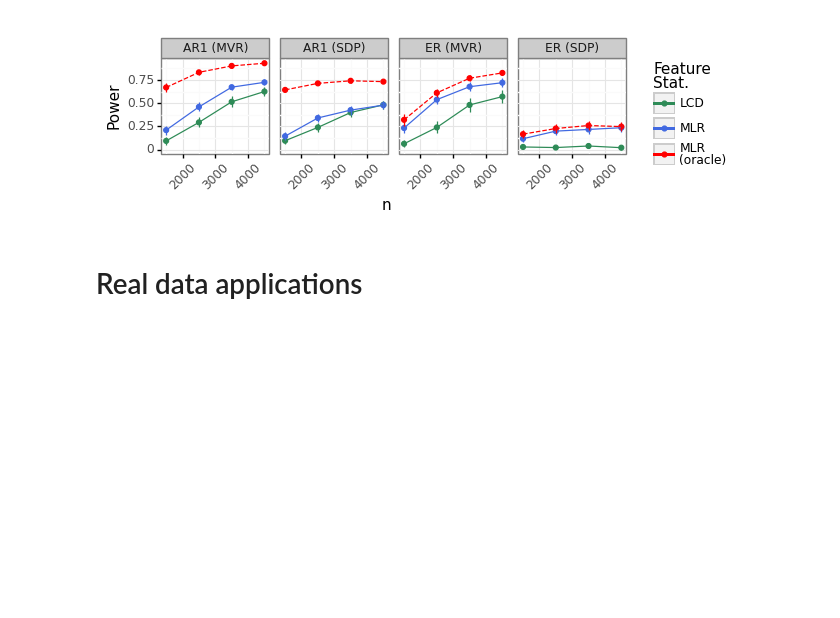
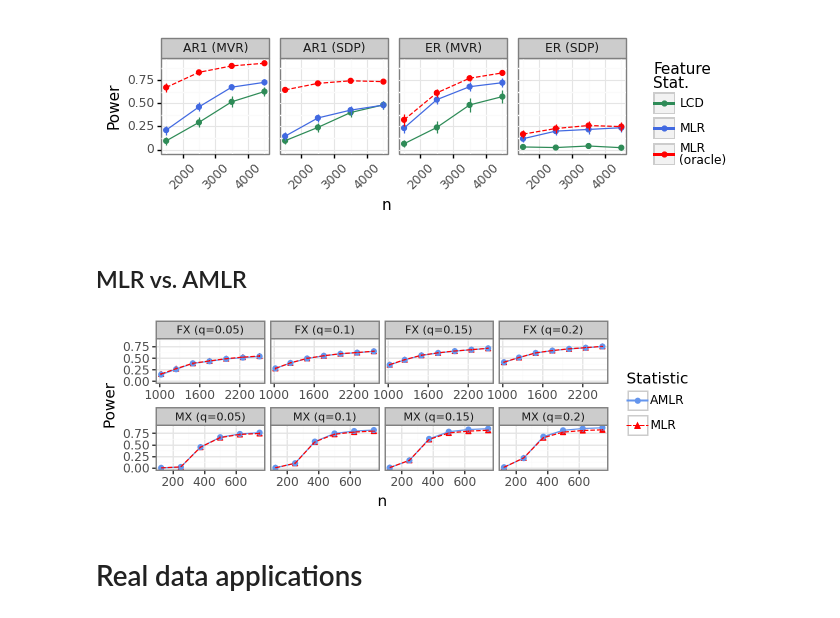
Before and after one commit to amspector100/mlr_knockoff_paper, a Jupyter notebook: final-plots/final_plots.ipynb, the cells around one changed output. Saved outputs shown, nothing was run; the diff lists cells and outputs as text; code cells hidden in the pictures; blank space fills up the shorter version.

```diff
--- a/final-plots/final_plots.ipynb
+++ b/final-plots/final_plots.ipynb
@@ -666,6 +668,52 @@ print(g)
 g.save("section3/logistic_model.png", dpi=500)
 # %% [output]
 [figure]
+# %% [markdown]
+## MLR vs. AMLR
+# %%
+dates = ['2024-08-27', '2024-08-28']# '2022-08-17']
+times = ['21-44-38', '10-19-22']
+dfs = []
+for d, t in zip(dates, times):
+    df = pd.read_csv(f"../data/main/{d}/{t}/results.csv")
+    dfs.append(df)
+all_df = pd.concat(dfs)
+all_df = all_df.loc[all_df['fstat'].isin(['mlr', 'amlr'])]
+all_df['mx'] = all_df['mx'].astype(str).map({"True":"MX", "False":"FX"})
+all_df['fstat'] = all_df['fstat'].map({
+    "mlr":'MLR',
+    "amlr":"AMLR",
+})
+all_df['qval'] = all_df['q'].copy()
+all_df['q'] = all_df['q'].apply(lambda x: f"q={x}")
+# %%
+agg = calc_mean_sem(
+    all_df,
+    group_vals=['n', 'q', 'coeff_size', 'sparsity', 'mx', 'fstat'],
+    meas=['power']
+)
+agg['mx'] = pd.Categorical(agg['mx'], ordered=True, categories=['MX', 'FX'])
+agg['facet'] = agg['q'].astype(str) + ' (' + agg['mx'].astype(str) + ")"
+agg['facet2'] = agg['mx'].astype(str) + " (" + agg['q'].astype(str) + ")"
+g = (
+    ggplot(agg, aes(x='n', y='power_mean', color='fstat', shape='fstat', linetype='fstat'))
+    + geom_point()
+    + geom_line()
+    + geom_errorbar(aes(ymin='power_ymin', ymax='power_ymax'), width=0.1)
+    + facet_wrap("~facet2", scales='free_x', ncol=4, labeller='label_value', dir='h')
+    #+ facet_wrap("~mx+q", scales='free_x', ncol=4, labeller='label_value', dir='v')
+    # + facet_grid(rows="mx", cols='q', scales='free')
+    + theme_bw()
+    + theme(figure_size=(6, 2), panel_spacing_x=0.01)
+    + theme(strip_text_x = element_text(size = 8))
+    + scale_x_continuous(breaks=[200, 400, 600, 1000, 1600, 2200])
+    + scale_color_manual(['cornflowerblue', 'red'])
+    + labs(y='Power', color='Statistic', shape='Statistic', linetype='Statistic')
+)
+g.save("section3/amlr.png", dpi=500, bbox_inches='tight')
+print(g)
+# %% [output]
+[figure, added]
 # %% [markdown]
 # Real data applications
 # %% [markdown]
```
Also changed, not shown: parts of 4 cells of this notebook.
